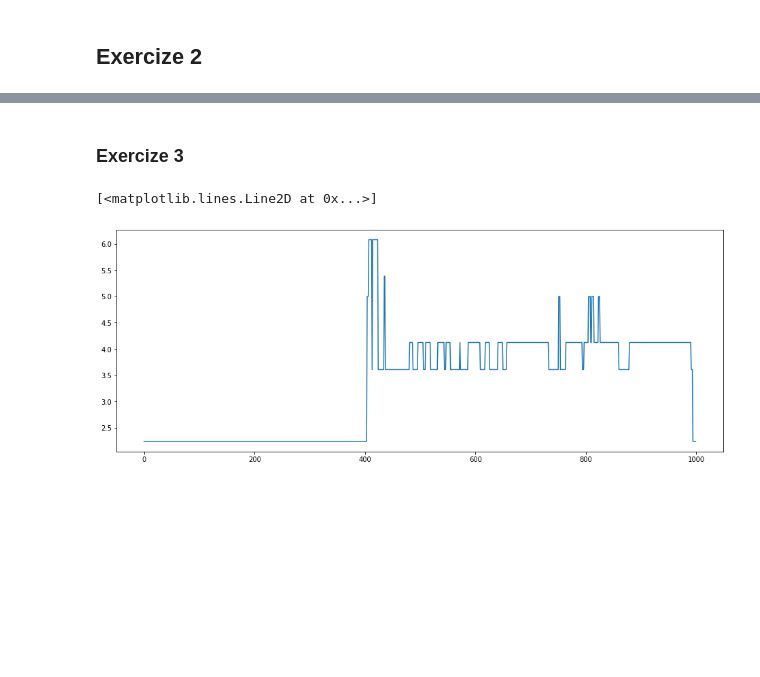
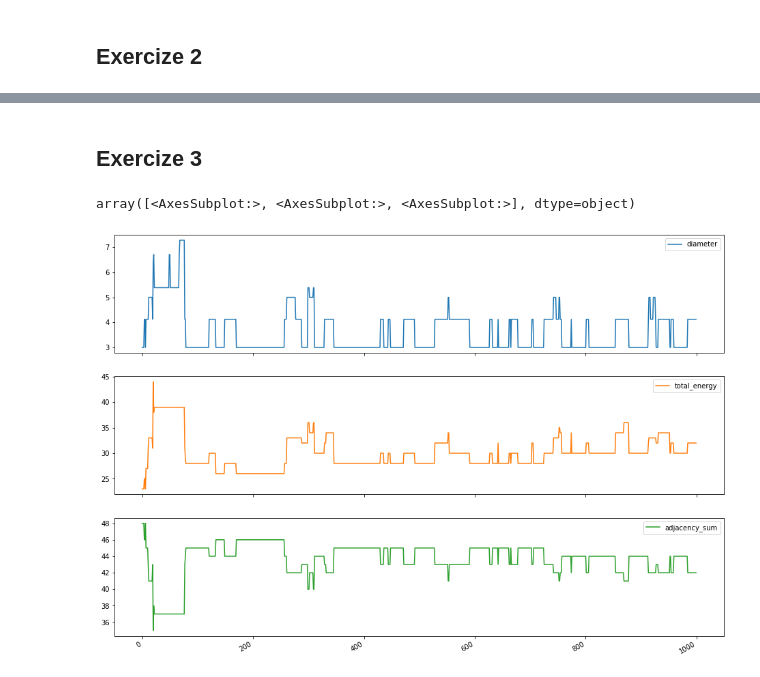
Before and after one commit to lorenzo-w/tmb, a Jupyter notebook: sheet3/TMB_UE3_Lorenzo_Wormer_1923031_Exercize2to4.ipynb, the cells around one changed output, grey strips where cells are left out. Cells and saved outputs as stored; diff of their text form; code cells hidden in the pictures; blank space fills up the shorter version.

```diff
--- a/sheet3/TMB_UE3_Lorenzo_Wormer_1923031_Exercize2to4.ipynb
+++ b/sheet3/TMB_UE3_Lorenzo_Wormer_1923031_Exercize2to4.ipynb
@@ -194,9 +321,0 @@ def calc_transition_probability(delta_E, T):
-# %%
-def MCMC_timestep(pos, adj_matrix, energies, E_tot, T):
-
-    pos_new, adj_matrix_new = propose_next_state(pos, adj_matrix)
-
-    E_tot_new = calc_total_energy(adj_matrix_new, energies)
-    trans_prob = calc_transition_probability(E_tot_new - E_tot, T)
-
-    return (pos_new, adj_matrix_new, E_tot_new) if rd.random() < trans_prob else (pos, adj_matrix, E_tot)
@@ -205,0 +357,16 @@ def calc_end_to_end_dist(pos, **kwargs):
+# %%
+def calc_transition_probability(delta_E, T):
+    """
+    Calculate the transition probability to a new state given the energy difference to that state and the current temperature T.
+
+    Parameters:
+    ------
+    delta_E : int
+    T: float
+
+    Returns:
+    ------
+    float
+    """
+
+    return np.exp(- 1 / T * delta_E)
@@ -208,19 +461,3 @@ def gen_linear_T_profile(T_start, T_end):
     return lambda i, n: T_start + (T_end - T_start) / n * i
-# %%
-def run_MCMC(chain, initial_config, state_reducer, T_profile, n=1000):
-
-    energies = map_energies(chain)
-
-    pos = calc_positions(initial_config)
-    adj_matrix = calc_adjacency_matrix(pos)
-    E_tot = calc_total_energy(adj_matrix, energies)
-
-    trace = [state_reducer(pos=pos, adj_matrix=adj_matrix, E_tot= E_tot, i=0)]
-
-    for i in range(1, n):
-        pos, adj_matrix, E_tot = MCMC_timestep(pos, adj_matrix, energies, E_tot, T_profile(i, n))
-        trace.append(state_reducer(pos=pos, adj_matrix=adj_matrix, E_tot= E_tot, i=0))
-
-    return trace
 # %% [markdown]
-### Exercize 3
+## Exercize 3
@@ -229,6 +464,7 @@ trace = run_MCMC(unique_folded_state[0], unique_folded_state[1], calc_end_to_end
-# %%
-plt.figure(figsize=(16, 6))
-plt.plot(trace)
-# %% [output]
-[<matplotlib.lines.Line2D at 0x...>]
-[figure, removed]
+# %%
+# Start single MCMC from compact state:
+unfolding_trace = run_MCMC(unique_folded_state["chain"], unique_folded_state["config"], lambda i, n: 2)
+unfolding_trace[["diameter", "total_energy", "adjacency_sum"]].plot(figsize=(16, 12), subplots=True)
+# %% [output]
+array([<AxesSubplot:>, <AxesSubplot:>, <AxesSubplot:>], dtype=object)
+[figure, added]
```
Also changed, not shown: parts of 35 cells of this notebook.
